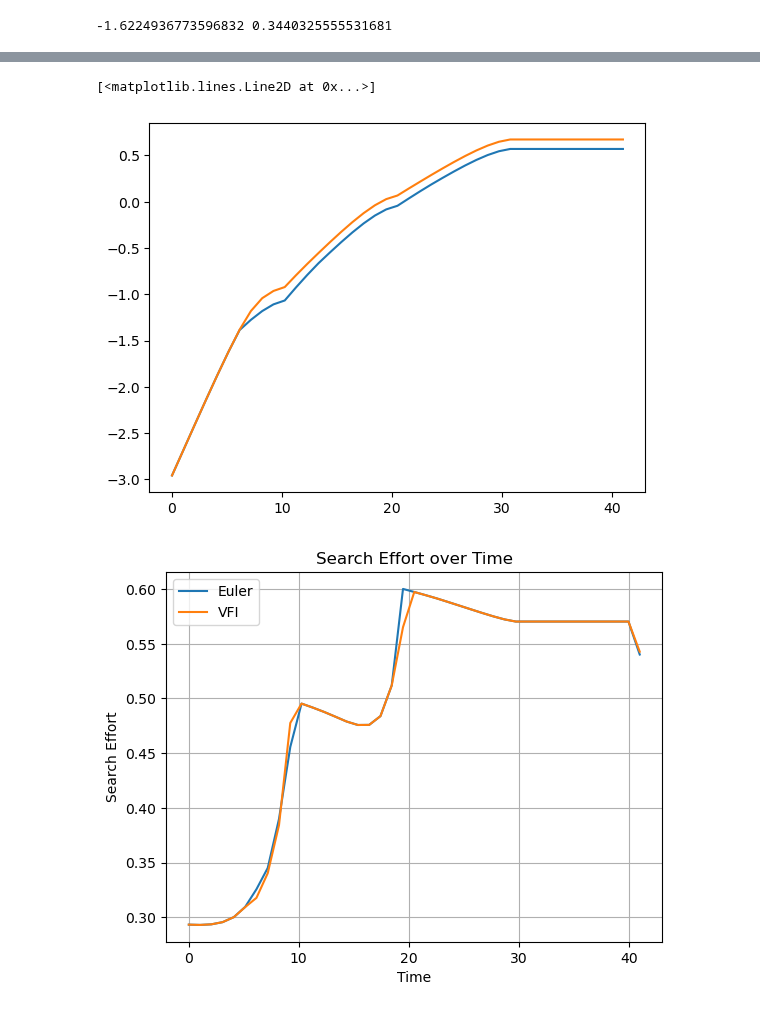
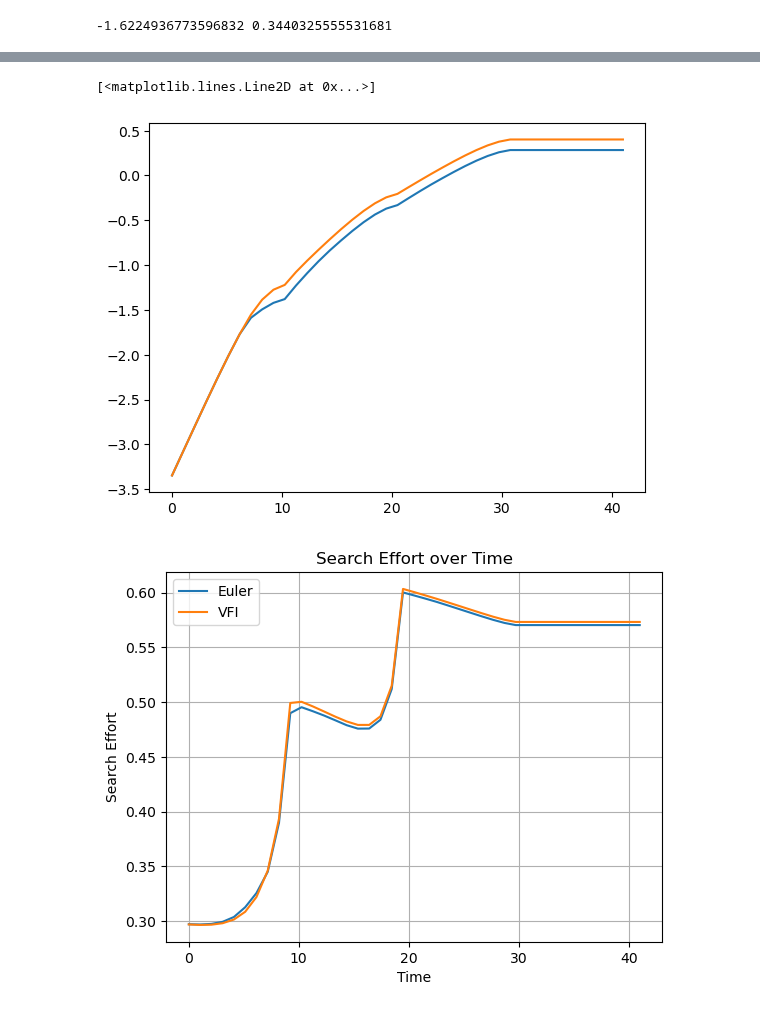
Before and after one commit to qrn838/Dynamic-programming-project, a Jupyter notebook: 2. consumption saving.ipynb, the cells around one changed output, grey strips where cells are left out. Saved outputs shown, nothing was run; the diff lists cells and outputs as text; code cells hidden in the pictures.

```diff
--- a/2. consumption saving.ipynb
+++ b/2. consumption saving.ipynb
@@ -112,23 +112,23 @@ plt.plot(model.par.a_grid, model1.par.V_e[-1,0,:])
 # %%
 time = np.linspace(0, model1.par.T, model1.par.T)
 n = np.linspace(0, model1.par.N+model.par.M, model1.par.N+model.par.M)
-plt.plot(time, model.par.V_e[:,0,2])
-plt.plot(time, model1.par.V_e[:,0,2])
+plt.plot(time, model.par.V_e[:,0,0])
+plt.plot(time, model1.par.V_e[:,0,0])
 # %% [output]
 [<matplotlib.lines.Line2D at 0x...>]
-[figure, old version]
+[figure, new version]
 # %%
 time = np.linspace(0, model.par.T, model.par.T)
-plt.plot(time, model.sol.s[:model.par.T,2], label='Euler')
-plt.plot(time, model1.sol.s[:model1.par.T,2], label='VFI')
+plt.plot(time, model.sol.s[:model.par.T,0], label='Euler')
+plt.plot(time, model1.sol.s[:model1.par.T,0], label='VFI')
 plt.xlabel('Time')
 plt.ylabel('Search Effort')
 plt.title('Search Effort over Time')
 plt.grid(True)
 plt.legend()
 plt.show()
 # %% [output]
-[figure, old version]
+[figure, new version]
 # %%
 solve_forward(model.par, model.sol, model.sim)
 # %%
```
Also changed, not shown: parts of 9 cells of this notebook, 2 other files.
